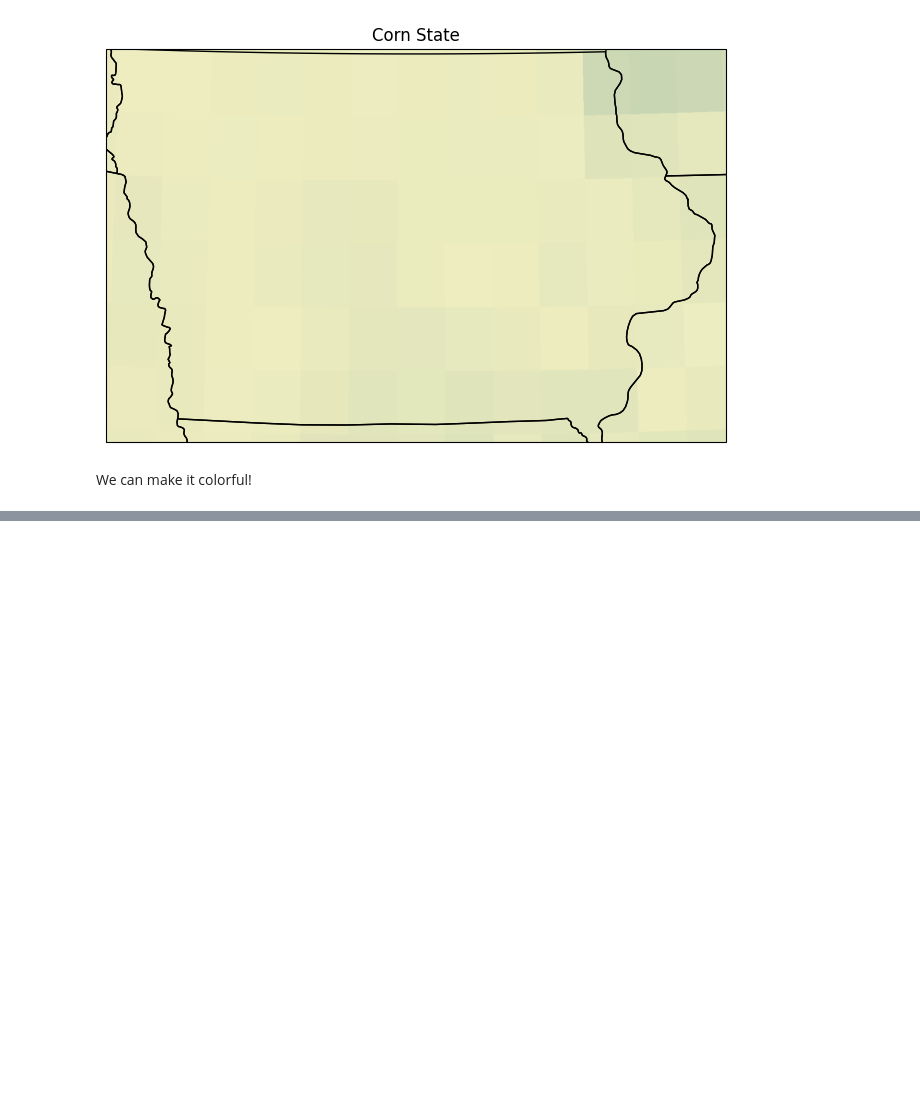
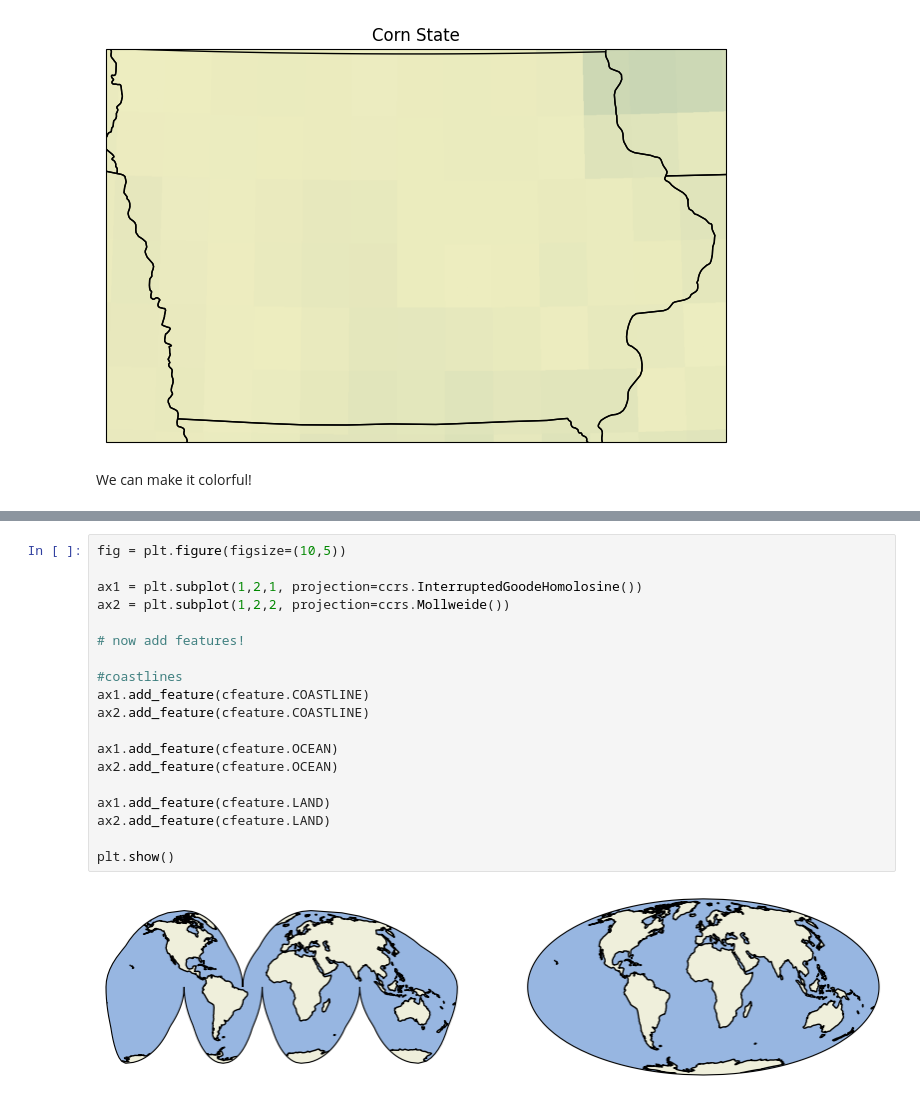
Before and after one commit to lindsaylbriggs/datascience_for_the_geosciences, a Jupyter notebook: Participation /Cartopy_Notebook.ipynb, the cells around one changed output, grey strips where cells are left out. Saved outputs shown, nothing was run; the diff lists cells and outputs as text; blank space fills up the shorter version.

```diff
--- a/Participation /Cartopy_Notebook.ipynb
+++ b/Participation /Cartopy_Notebook.ipynb
@@ -114,0 +129,21 @@ We can make it colorful!
+# %%
+fig = plt.figure(figsize=(10,5))
+
+ax1 = plt.subplot(1,2,1, projection=ccrs.InterruptedGoodeHomolosine())
+ax2 = plt.subplot(1,2,2, projection=ccrs.Mollweide())
+
+# now add features!
+
+#coastlines
+ax1.add_feature(cfeature.COASTLINE)
+ax2.add_feature(cfeature.COASTLINE)
+
+ax1.add_feature(cfeature.OCEAN)
+ax2.add_feature(cfeature.OCEAN)
+
+ax1.add_feature(cfeature.LAND)
+ax2.add_feature(cfeature.LAND)
+
+plt.show()
+# %% [output]
+[figure, added]
```
Also changed, not shown: parts of 5 cells of this notebook, 2 other files.
